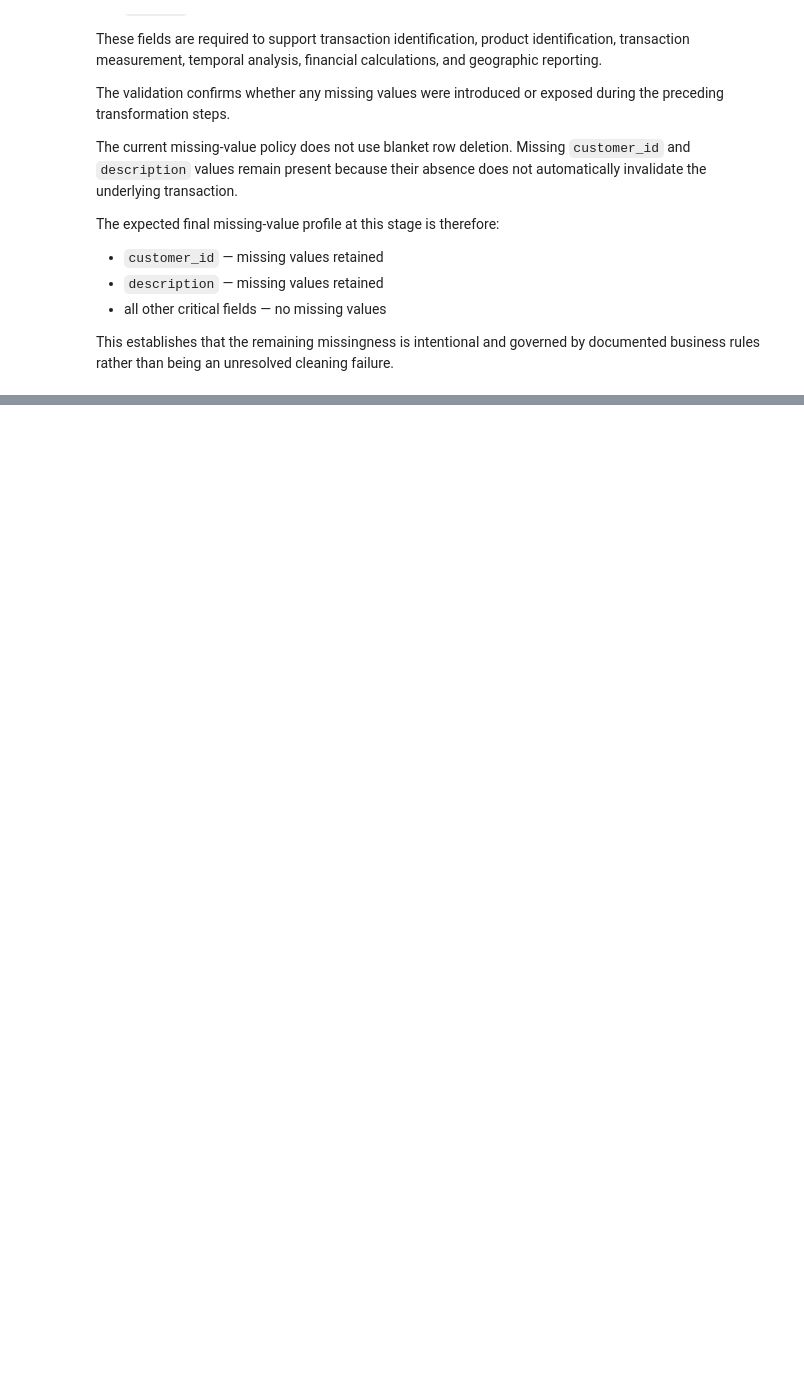
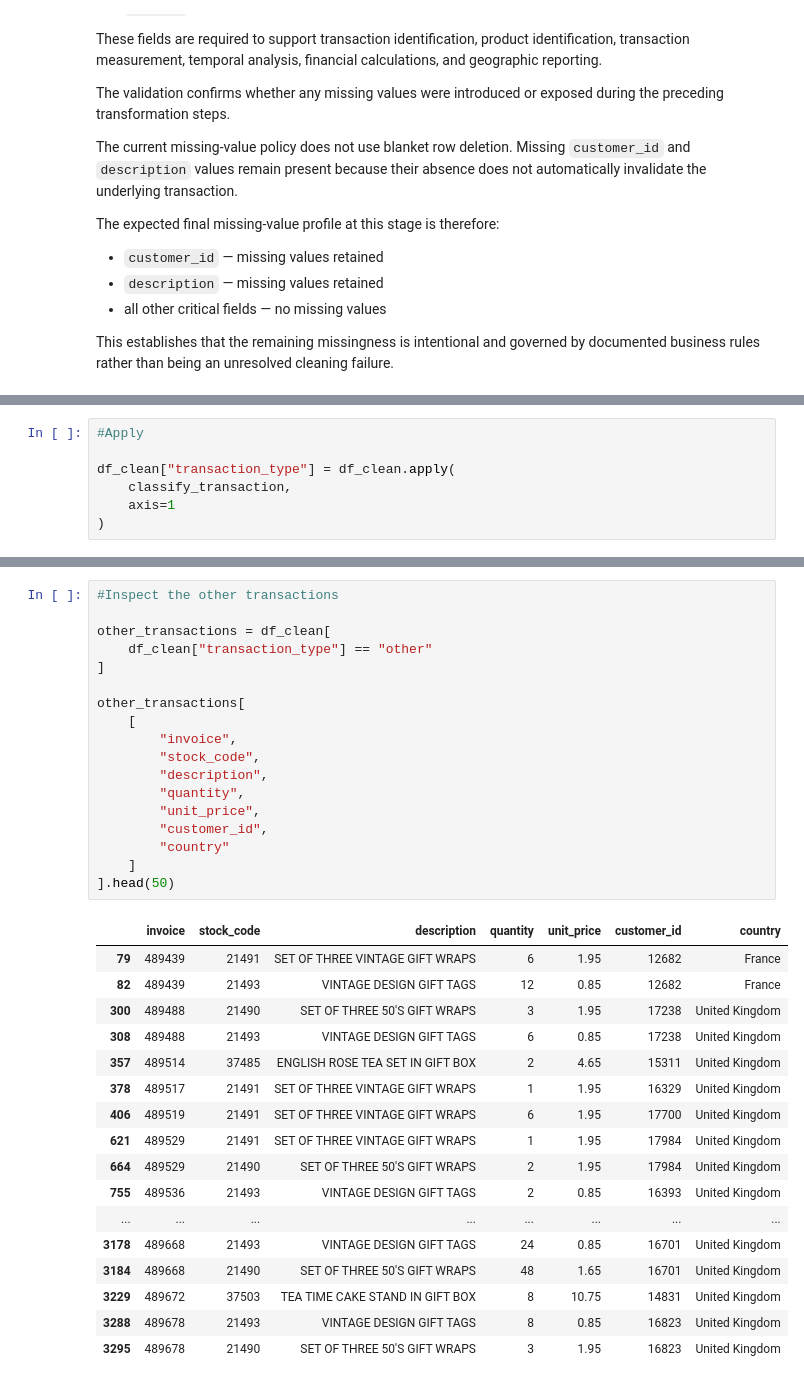
Before and after one commit to AnundaTheScientist/E-Commerce-Data-Cleaning-Reporting-Automation, a Jupyter notebook: notebooks/04_data_cleaning.ipynb, the cells around one changed output, grey strips where cells are left out. Cells and saved outputs as stored; diff of their text form; blank space fills up the shorter version.

Commit message:
data cleaning document update

```diff
--- a/notebooks/04_data_cleaning.ipynb
+++ b/notebooks/04_data_cleaning.ipynb
@@ -703,0 +1021,7 @@ This establishes that the remaining missingness is intentional and governed by d
+# %%
+#Apply
+
+df_clean["transaction_type"] = df_clean.apply(
+    classify_transaction,
+    axis=1
+)
@@ -703,0 +1100,36 @@ This establishes that the remaining missingness is intentional and governed by d
+# %%
+#Inspect the other transactions
+
+other_transactions = df_clean[
+    df_clean["transaction_type"] == "other"
+]
+
+other_transactions[
+    [
+        "invoice",
+        "stock_code",
+        "description",
+        "quantity",
+        "unit_price",
+        "customer_id",
+        "country"
+    ]
+].head(50)
+# %% [output]
+|  | invoice | stock_code | description | quantity | unit_price | customer_id | country |
+| 79 | 489439 | 21491 | SET OF THREE VINTAGE GIFT WRAPS | 6 | 1.95 | 12682 | France |
+| 82 | 489439 | 21493 | VINTAGE DESIGN GIFT TAGS | 12 | 0.85 | 12682 | France |
+| 300 | 489488 | 21490 | SET OF THREE 50'S GIFT WRAPS | 3 | 1.95 | 17238 | United Kingdom |
+| 308 | 489488 | 21493 | VINTAGE DESIGN GIFT TAGS | 6 | 0.85 | 17238 | United Kingdom |
+| 357 | 489514 | 37485 | ENGLISH ROSE TEA SET IN GIFT BOX | 2 | 4.65 | 15311 | United Kingdom |
+| 378 | 489517 | 21491 | SET OF THREE VINTAGE GIFT WRAPS | 1 | 1.95 | 16329 | United Kingdom |
+| 406 | 489519 | 21491 | SET OF THREE VINTAGE GIFT WRAPS | 6 | 1.95 | 17700 | United Kingdom |
+| 621 | 489529 | 21491 | SET OF THREE VINTAGE GIFT WRAPS | 1 | 1.95 | 17984 | United Kingdom |
+| 664 | 489529 | 21490 | SET OF THREE 50'S GIFT WRAPS | 2 | 1.95 | 17984 | United Kingdom |
+| 755 | 489536 | 21493 | VINTAGE DESIGN GIFT TAGS | 2 | 0.85 | 16393 | United Kingdom |
+| ... | ... | ... | ... | ... | ... | ... | ... |
+| 3178 | 489668 | 21493 | VINTAGE DESIGN GIFT TAGS | 24 | 0.85 | 16701 | United Kingdom |
+| 3184 | 489668 | 21490 | SET OF THREE 50'S GIFT WRAPS | 48 | 1.65 | 16701 | United Kingdom |
+| 3229 | 489672 | 37503 | TEA TIME CAKE STAND IN GIFT BOX | 8 | 10.75 | 14831 | United Kingdom |
+| 3288 | 489678 | 21493 | VINTAGE DESIGN GIFT TAGS | 8 | 0.85 | 16823 | United Kingdom |
+| 3295 | 489678 | 21490 | SET OF THREE 50'S GIFT WRAPS | 3 | 1.95 | 16823 | United Kingdom |
```
Also changed, not shown: parts of 26 cells of this notebook.
